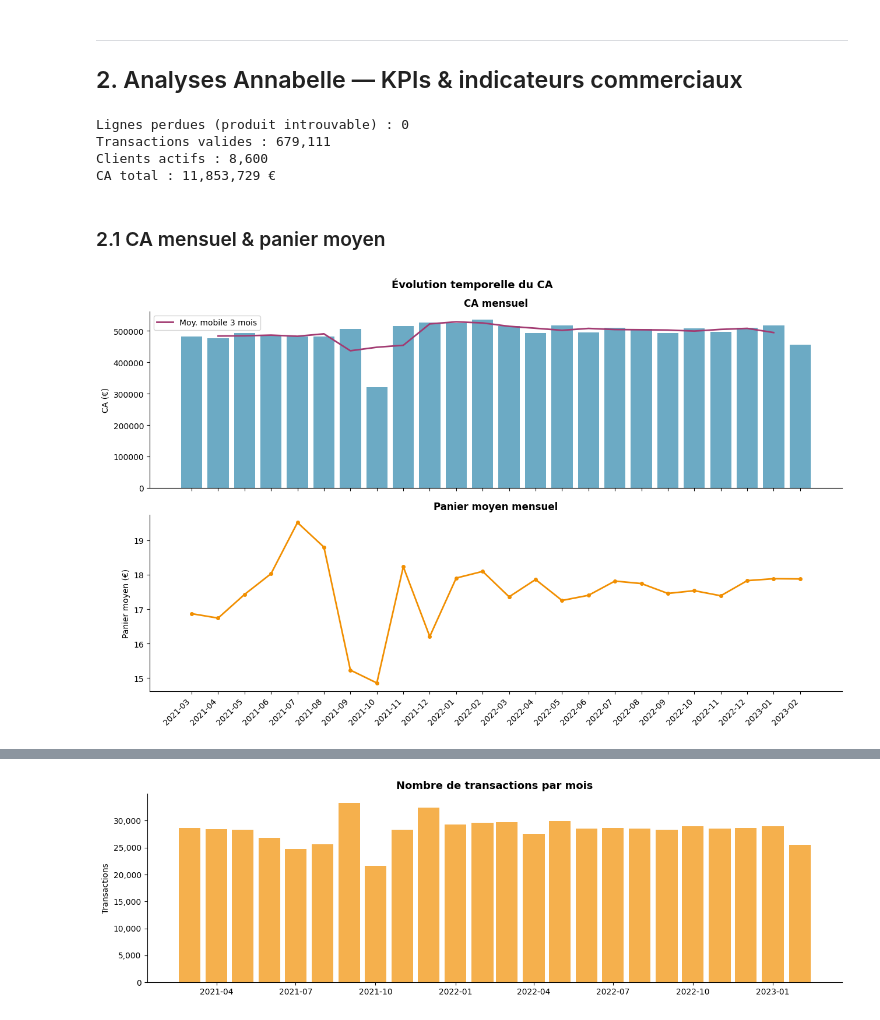
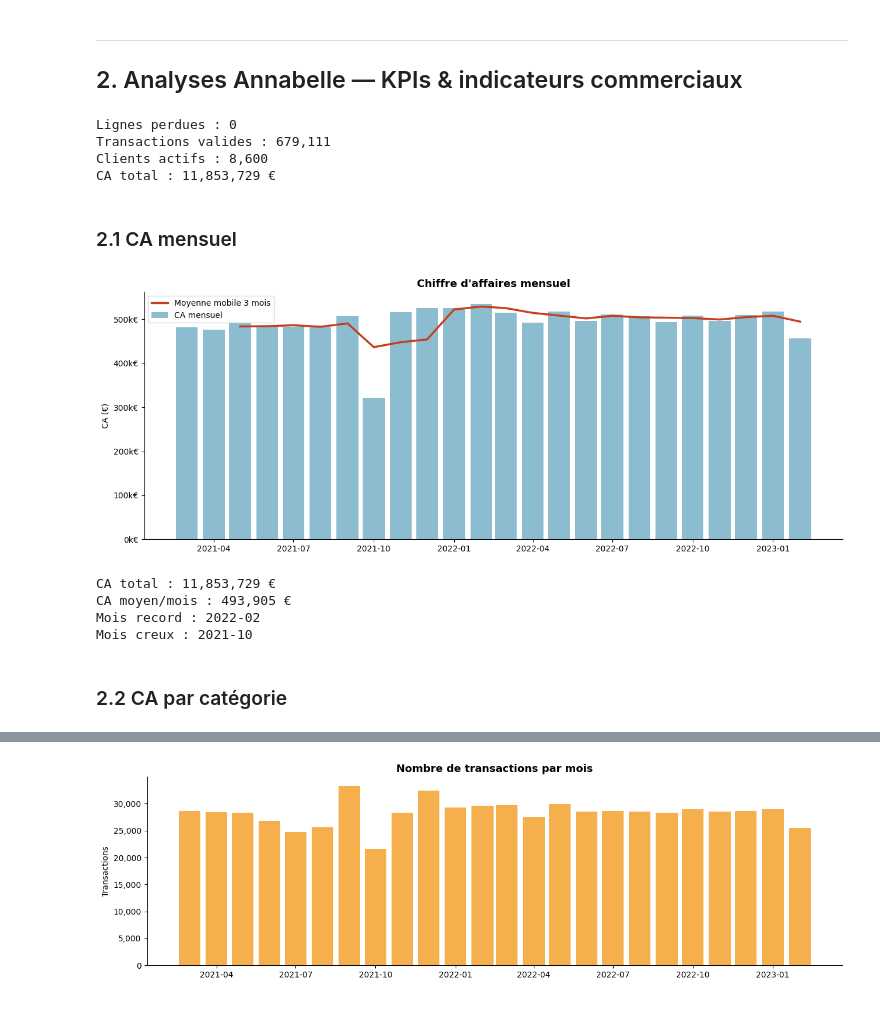
Before and after one commit to Elicesjo/PROJET-7-, a Jupyter notebook: projet9_lapage.ipynb, the cells around one changed output, grey strips where cells are left out. Cells and saved outputs as stored; diff of their text form; code cells hidden in the pictures.

```diff
--- a/projet9_lapage.ipynb
+++ b/projet9_lapage.ipynb
@@ -241,16 +230,13 @@ DOW_FR = ["Lun", "Mar", "Mer", "Jeu", "Ven", "Sam", "Dim"]
 # %%
-df_full = tx.merge(prod, on="id_prod").merge(cust, on="client_id")
-df_full["categ"] = df_full["categ"].astype(str)
-df_full["age"] = 2023 - df_full["birth"]
-df_full["year_month"] = df_full["date"].dt.to_period("M")
-perdues = tx[~tx["id_prod"].isin(prod["id_prod"])]
+df = tx.merge(prod, on="id_prod", how="left")
+perdues = df[df["price"].isna()]
 
-print(f"Lignes perdues (produit introuvable) : {len(perdues):,}")
-print(f"Transactions valides : {len(df_full):,}")
-print(f"Clients actifs : {df_full['client_id'].nunique():,}")
-print(f"CA total : {df_full['price'].sum():,.0f} €")
+print(f"Lignes perdues : {len(perdues):,}")
+print(f"Transactions valides : {len(tx):,}")
+print(f"Clients actifs : {tx['client_id'].nunique():,}")
+print(f"CA total : {df['price'].sum():,.0f} €")
 # %% [output]
-Lignes perdues (produit introuvable) : 0
+Lignes perdues : 0
 Transactions valides : 679,111
 Clients actifs : 8,600
 CA total : 11,853,729 €
@@ -261,34 +243,34 @@ age_labels = ["<25", "25–34", "35–49", "50–64", "65+"]
 # %% [markdown]
-### 2.1 CA mensuel & panier moyen
+### 2.1 CA mensuel
 # %%
-monthly_ca = df_full.groupby("year_month")["price"].agg(
-    ca_total="sum", panier_moyen="mean"
-).reset_index()
-monthly_ca["year_month_str"] = monthly_ca["year_month"].astype(str)
+df["year_month"] = df["date"].dt.to_period("M")
+monthly = df.groupby("year_month")["price"].sum().reset_index()
+monthly["date"] = monthly["year_month"].dt.to_timestamp()
+monthly["ma3"] = monthly["price"].rolling(3).mean()
 
-fig, axes = plt.subplots(2, 1, figsize=(13, 8), sharex=True)
+fig, ax = plt.subplots(figsize=(13, 5))
+ax.bar(monthly["date"], monthly["price"], width=25, alpha=0.55, color="#2E86AB", label="CA mensuel")
+ax.plot(monthly["date"], monthly["ma3"], color="#C73E1D", linewidth=2.5, label="Moyenne mobile 3 mois")
+ax.set_title("Chiffre d'affaires mensuel", fontsize=13, fontweight="bold")
+ax.set_ylabel("CA (€)")
+ax.yaxis.set_major_formatter(mticker.FuncFormatter(lambda x, _: f"{x/1000:.0f}k€"))
+ax.spines["top"].set_visible(False)
+ax.spines["right"].set_visible(False)
+ax.legend()
+plt.tight_layout()
+plt.savefig(FIG_DIR / "01_ca_mensuel.png")
+plt.show()
 
-ma3 = monthly_ca["ca_total"].rolling(3, center=True).mean()
-axes[0].bar(range(len(monthly_ca)), monthly_ca["ca_total"], color=COLORS[0], alpha=0.7)
-axes[0].plot(range(len(monthly_ca)), ma3, color=COLORS[1], linewidth=2, label="Moy. mobile 3 mois")
-axes[0].set_title("CA mensuel", fontweight="bold")
-axes[0].set_ylabel("CA (€)")
-axes[0].legend()
-axes[0].spines["top"].set_visible(False)
-axes[0].spines["right"].set_visible(False)
-
-axes[1].plot(range(len(monthly_ca)), monthly_ca["panier_moyen"], color=COLORS[2], linewidth=2, marker="o", markersize=4)
-axes[1].set_title("Panier moyen mensuel", fontweight="bold")
-axes[1].set_ylabel("Panier moyen (€)")
-axes[1].set_xticks(range(len(monthly_ca)))
-axes[1].set_xticklabels(monthly_ca["year_month_str"], rotation=45, ha="right")
-axes[1].spines["top"].set_visible(False)
-axes[1].spines["right"].set_visible(False)
-
-plt.suptitle("Évolution temporelle du CA", fontsize=13, fontweight="bold")
-plt.tight_layout()
-plt.savefig(FIG_DIR / "01_ca_temporel_synthese.png", dpi=150, bbox_inches="tight")
-plt.show()
+print(f"CA total : {df['price'].sum():,.0f} €")
+print(f"CA moyen/mois : {monthly['price'].mean():,.0f} €")
+print(f"Mois record : {monthly.loc[monthly['price'].idxmax(), 'year_month']}")
+print(f"Mois creux : {monthly.loc[monthly['price'].idxmin(), 'year_month']}")
 # %% [output]
-[figure, old version]
+[figure, new version]
+CA total : 11,853,729 €
+CA moyen/mois : 493,905 €
+Mois record : 2022-02
+Mois creux : 2021-10
+# %% [markdown]
+### 2.2 CA par catégorie
 # %%
```
Also changed, not shown: parts of 72 cells of this notebook.
